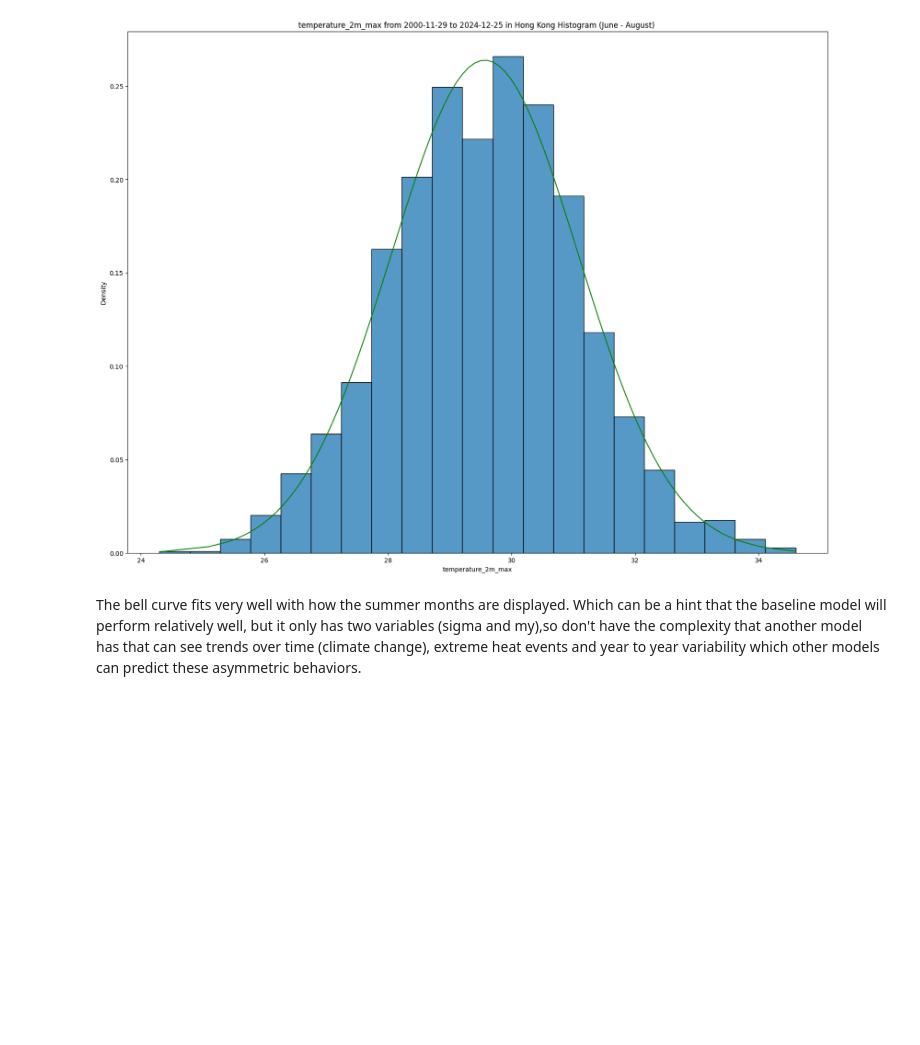
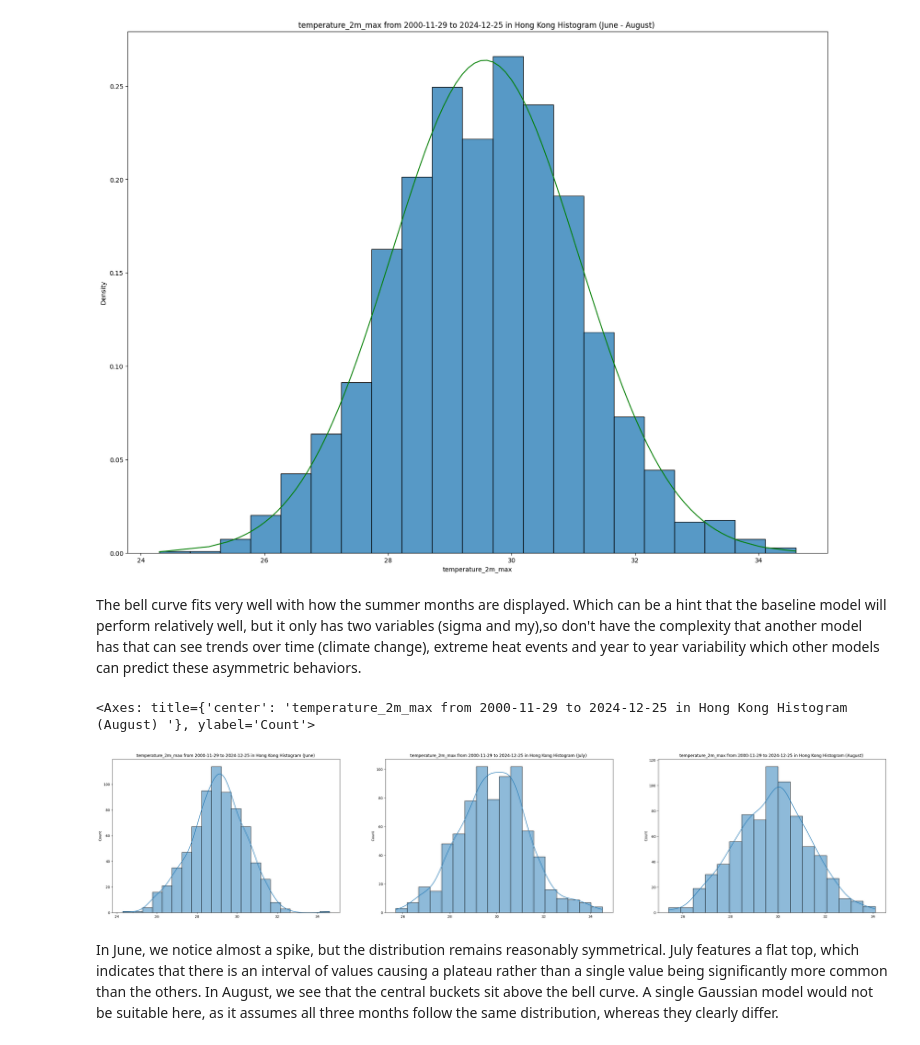
Before and after one commit to GabbeBytes19/Quant-Summer-Project, a Jupyter notebook: notebooks/02_Baseline_Model.ipynb, the cells around one changed output. Drawn from its saved outputs; the diff is of its cells as text; code cells hidden in the pictures; blank space fills up the shorter version.

Commit message:
Plotted all summer months individually, started to make some tests but did not finish

```diff
--- a/notebooks/02_Baseline_Model.ipynb
+++ b/notebooks/02_Baseline_Model.ipynb
@@ -58,3 +59,22 @@ plt.show()
 [figure]
 # %% [markdown]
 The bell curve fits very well with how the summer months are displayed. Which can be a hint that the baseline model will perform relatively well, but it only has two variables (sigma and my),so don't have the complexity that another model has that can see trends over time (climate change), extreme heat events and year to year variability which other models can predict these asymmetric behaviors.
+# %%
+df_june,df_july,df_august = get_separate_summer_months(df_event)
+
+df_june_list = df_june["temperature_2m_max"].to_list()
+df_july_list = df_july["temperature_2m_max"].to_list()
+df_august_list = df_august["temperature_2m_max"].to_list()
+fig, axes = plt.subplots(nrows=1, ncols=3, figsize=(40, 8))
+
+axes[0].set_title(f"temperature_2m_max from {HISTORICAL_START} to {HISTORICAL_END} in {DEFAULT_CITY} Histogram (June) ")
+axes[1].set_title(f"temperature_2m_max from {HISTORICAL_START} to {HISTORICAL_END} in {DEFAULT_CITY} Histogram (July) ")
+axes[2].set_title(f"temperature_2m_max from {HISTORICAL_START} to {HISTORICAL_END} in {DEFAULT_CITY} Histogram (August) ")
+sns.histplot( x= df_june_list,binwidth=0.5,kde =True,ax=axes[0])
+sns.histplot( x= df_july_list,binwidth=0.5,kde =True,ax=axes[1])
+sns.histplot( x= df_august_list,binwidth=0.5,kde =True,ax=axes[2])
+# %% [output]
+<Axes: title={'center': 'temperature_2m_max from 2000-11-29 to 2024-12-25 in Hong Kong Histogram (August) '}, ylabel='Count'>
+[figure, added]
+# %% [markdown]
+In June, we notice almost a spike, but the distribution remains reasonably symmetrical. July features a flat top, which indicates that there is an interval of values causing a plateau rather than a single value being significantly more common than the others. In August, we see that the central buckets sit above the bell curve. A single Gaussian model would not be suitable here, as it assumes all three months follow the same distribution, whereas they clearly differ.
```
Also changed, not shown: parts of 2 cells of this notebook, 3 other files.
